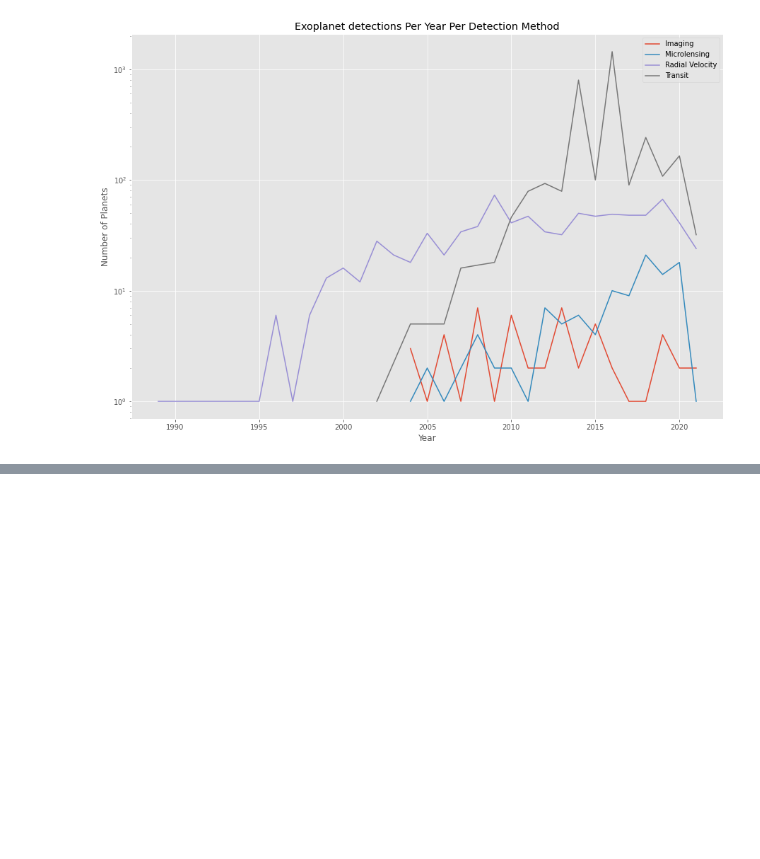
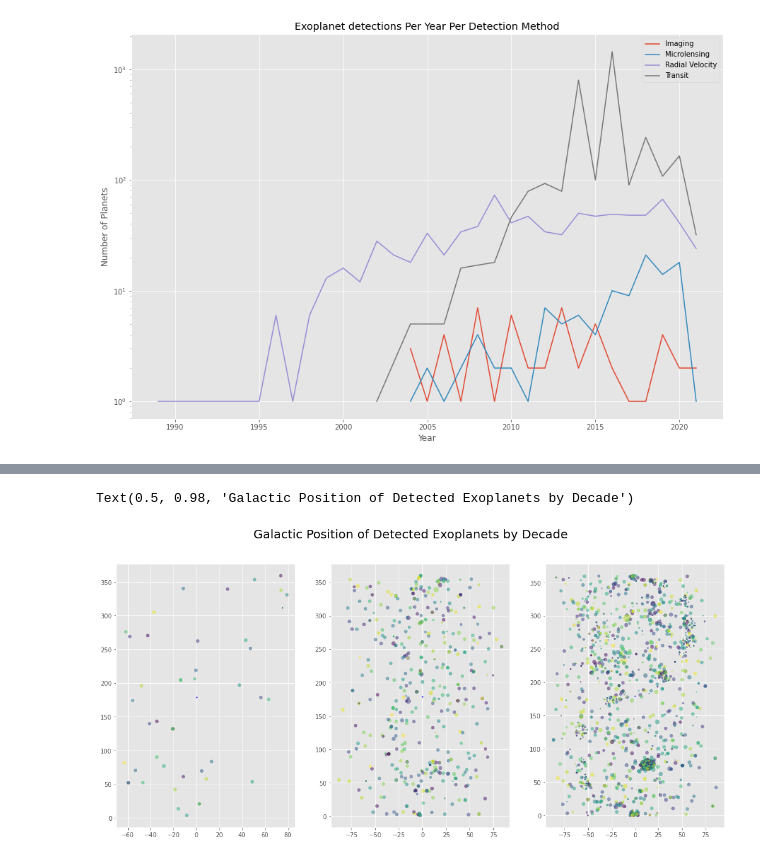
Before and after one commit to jstodd867/unearthing-other-worlds, a Jupyter notebook: EDA.ipynb, the cells around one changed output, grey strips where cells are left out. Drawn from its saved outputs; the diff is of its cells as text; code cells hidden in the pictures; blank space fills up the shorter version.

```diff
--- a/EDA.ipynb
+++ b/EDA.ipynb
@@ -184,0 +247,24 @@ Text(0, 0.5, 'Number of Planets')
+# %%
+# Plot lat, long, size scaled to planet radius
+
+#Reduce to first decade
+data_decade_1 = planet_data[planet_data['disc_year'] <=2000]
+data_decade_2 = planet_data[(planet_data['disc_year'] > 2000) & (planet_data['disc_year'] <= 2010)]
+data_decade_3 = planet_data[(planet_data['disc_year'] > 2010) & (planet_data['disc_year'] <= 2021)]
+
+# Facet plots/color code over decade
+color = np.random.rand(len(data_decade_1))
+fig,ax5 = plt.subplots(1, 3, figsize=(18,8))
+ax5[0].scatter(data_decade_1['glat'], data_decade_1['glon'], s= data_decade_1['pl_rade']*2, c=color, cmap=cm.viridis, alpha = 0.5)
+ax5[0].scatter(0,179, s=2,color = 'blue')
+
+ax5[1].scatter(data_decade_2['glat'], data_decade_2['glon'], s= data_decade_2['pl_rade']*2, c=np.random.rand(len(data_decade_2)), cmap=cm.viridis, alpha = 0.5)
+ax5[1].scatter(0,179, s=2,color = 'blue')
+
+ax5[2].scatter(data_decade_3['glat'], data_decade_3['glon'], s= data_decade_3['pl_rade']*2, c=np.random.rand(len(data_decade_3)), cmap=cm.viridis, alpha = 0.5)
+ax5[2].scatter(0,179, s=2,color = 'blue')
+
+fig.suptitle('Galactic Position of Detected Exoplanets by Decade', fontsize = 20)
+# %% [output]
+Text(0.5, 0.98, 'Galactic Position of Detected Exoplanets by Decade')
+[figure, added]
```
Also changed, not shown: parts of 12 cells of this notebook, 2 other files.
